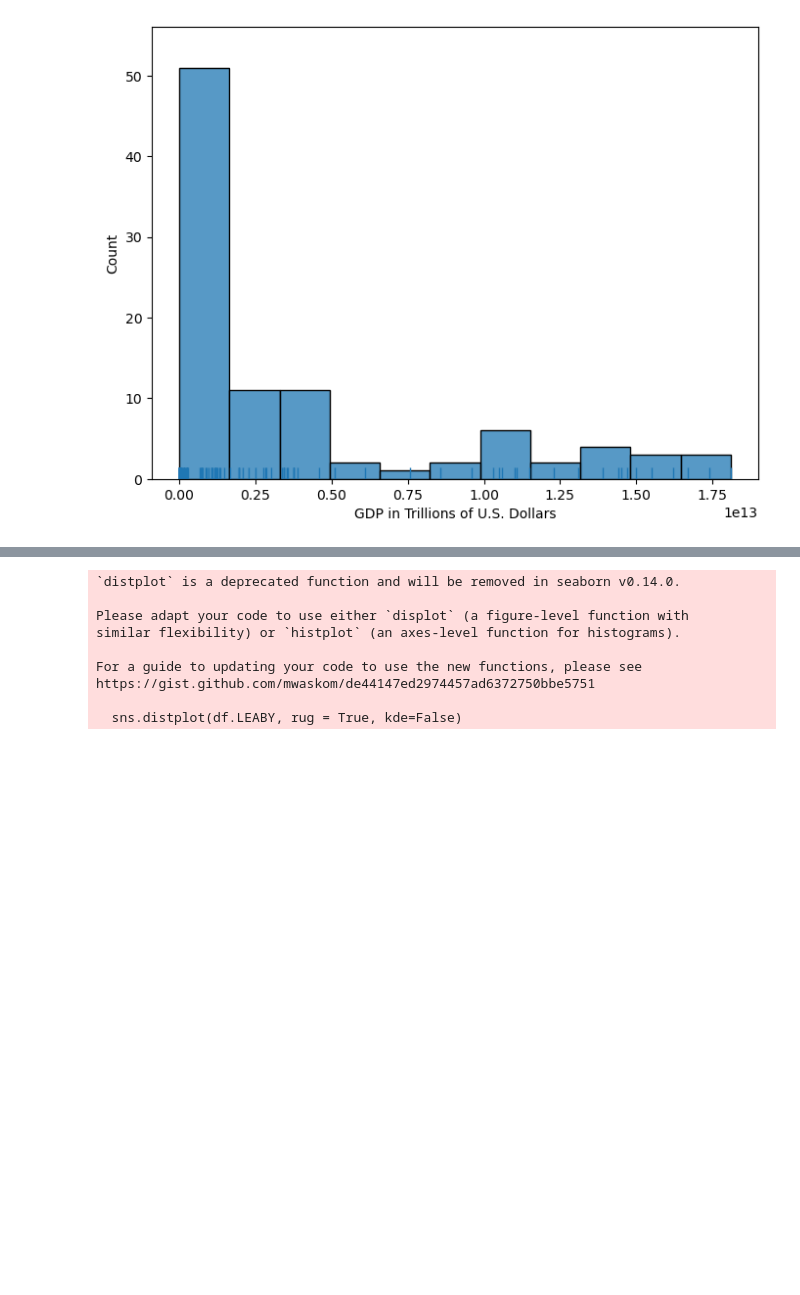
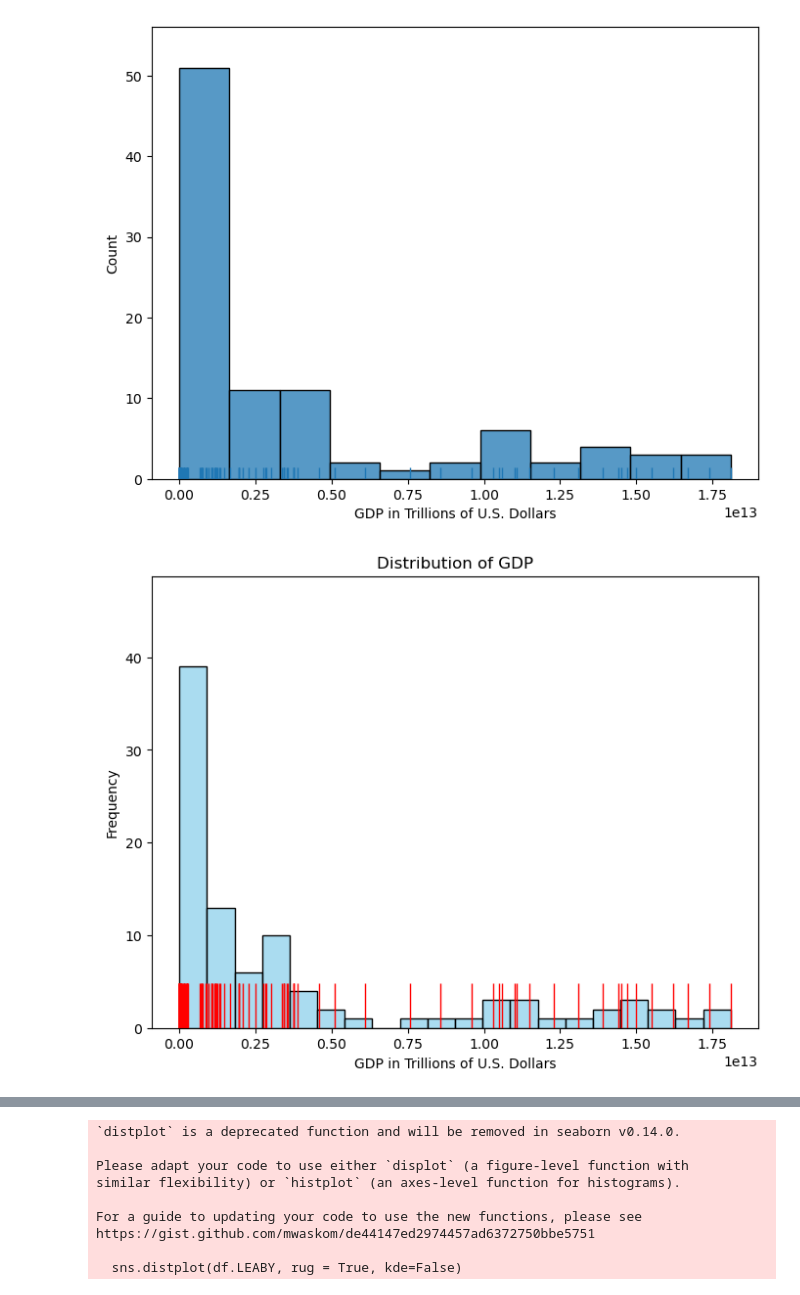
Before and after one commit to nicokleing/DataScience_ML, a Jupyter notebook: Data Visualization - life_expectancy_gdp.ipynb, the cells around one changed output, grey strips where cells are left out. Saved outputs shown, nothing was run; the diff lists cells and outputs as text; code cells hidden in the pictures; blank space fills up the shorter version.

```diff
--- a/Data Visualization - life_expectancy_gdp.ipynb
+++ b/Data Visualization - life_expectancy_gdp.ipynb
@@ -73,3 +75,16 @@ plt.xlabel("GDP in Trillions of U.S. Dollars")
 plt.show()
 # %% [output]
 [figure]
+# %%
+plt.figure(figsize=(8,6))
+
+sns.histplot(df.GDP, bins=20, color='skyblue', alpha=0.7)
+
+sns.rugplot(df.GDP, height=0.1, color='red')
+
+plt.xlabel("GDP in Trillions of U.S. Dollars")
+plt.ylabel("Frequency")
+plt.title("Distribution of GDP")
+plt.show()
+# %% [output]
+[figure, added]
```
Also changed, not shown: parts of 10 cells of this notebook.
